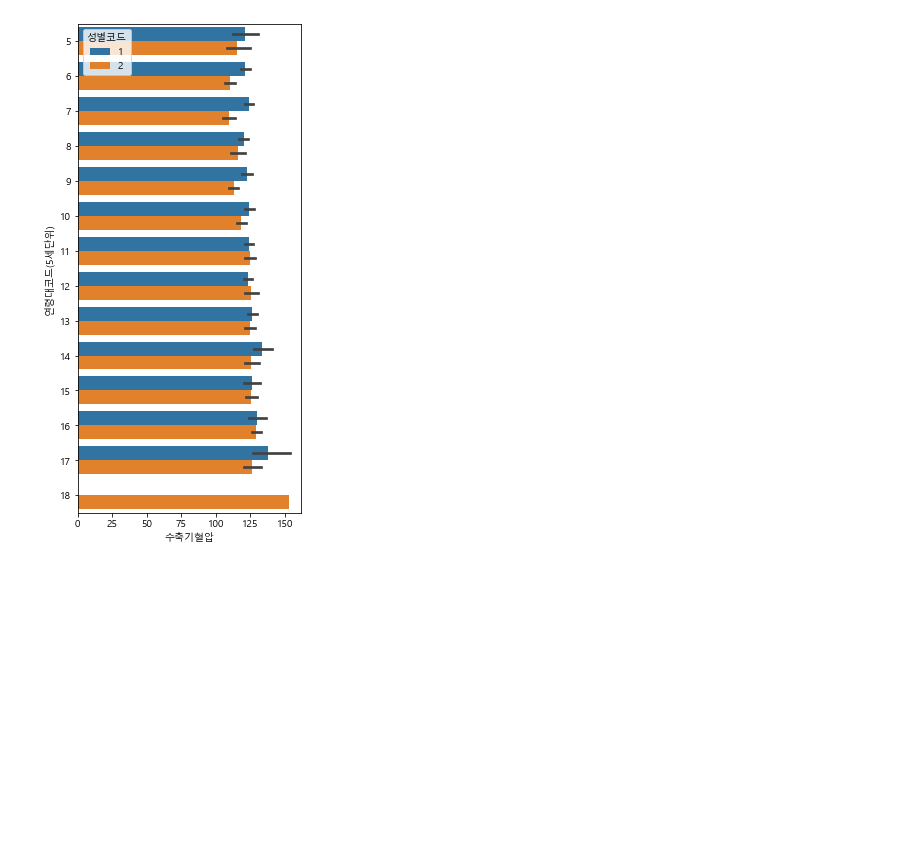
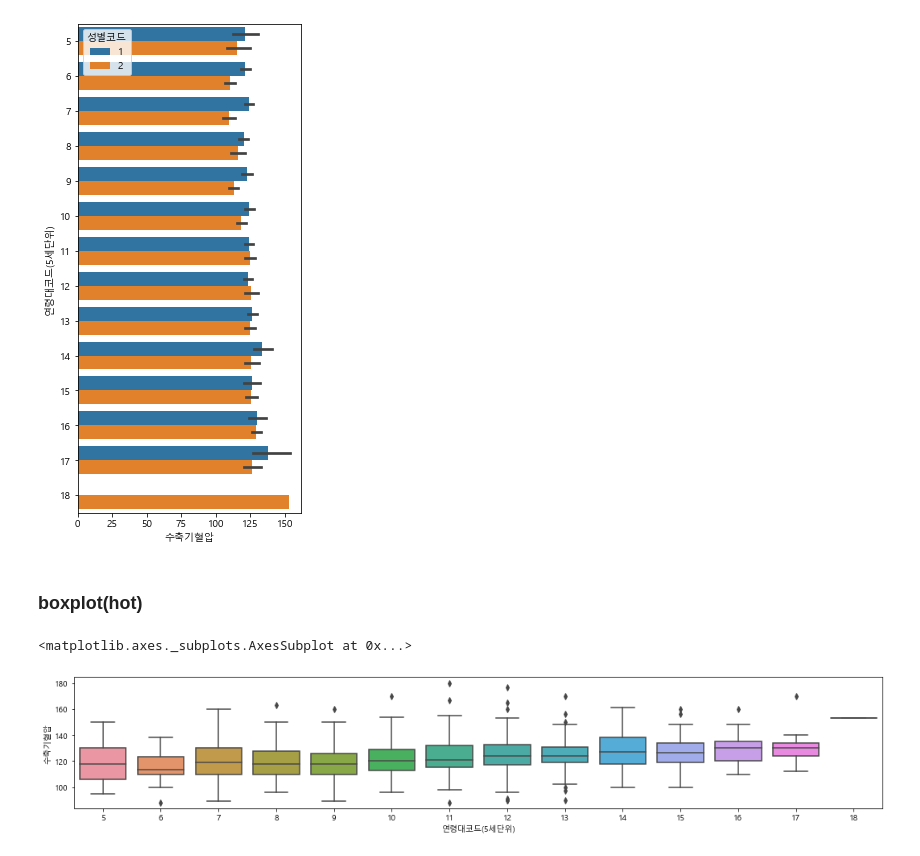
Before and after one commit to bwowby/DS, a Jupyter notebook: visualization_practice.ipynb, the cells around one changed output. Cells and saved outputs as stored; diff of their text form; code cells hidden in the pictures; blank space fills up the shorter version.

```diff
--- a/visualization_practice.ipynb
+++ b/visualization_practice.ipynb
@@ -205,3 +205,15 @@ sns.barplot(data=data, y="연령대코드(5세단위)", x="수축기혈압",
 # %% [output]
 <matplotlib.axes._subplots.AxesSubplot at 0x...>
 [figure]
+# %% [markdown]
+### boxplot(hot)
+# %%
+plt.figure(figsize=(18,3))
+sns.boxplot(data=data, x="연령대코드(5세단위)", y="수축기혈압")
+# 네모 박스의 가운데 : 평균(mean)
+# 네모 안의 선 : 중간값(median)
+# -> 불균형이 있을때 mean과 median이 벌어짐
+# 박스 아래 25%, 위 75%, 박스 외곽 선 : 바깥으로 나가면 outlier(다이아몬드)
+# %% [output]
+<matplotlib.axes._subplots.AxesSubplot at 0x...>
+[figure, added]
```
Also changed, not shown: parts of 6 cells of this notebook.
